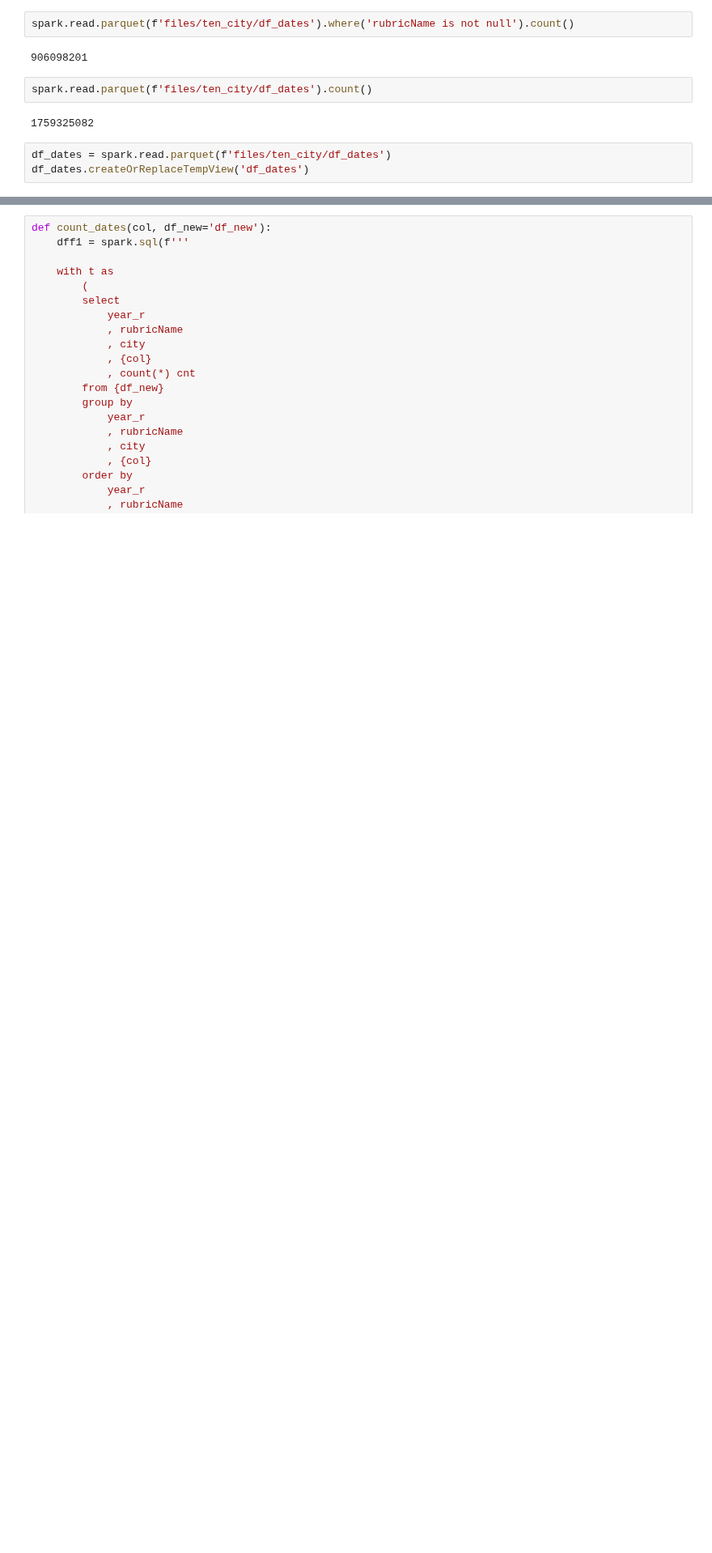
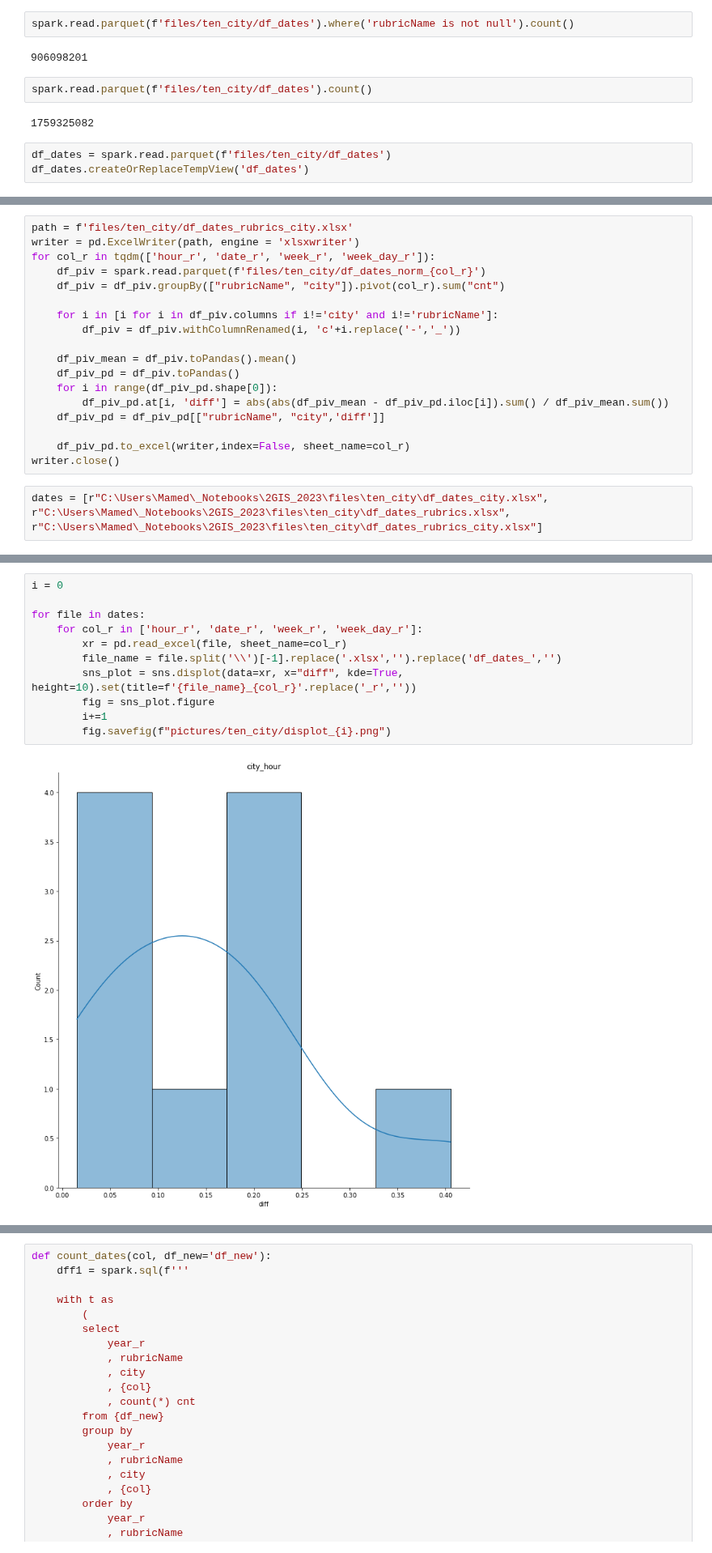
Before and after one commit to mamedovramil/Geoservice-data-analysis, a Jupyter notebook: run.ipynb, the cells around one changed output, grey strips where cells are left out. Shown at 81% size. Drawn from its saved outputs; the diff is of its cells as text; blank space fills up the shorter version.

```diff
--- a/run.ipynb
+++ b/run.ipynb
@@ -111,0 +129,22 @@ diff_05 = df_piv_pd[(df_piv_pd['diff'] > 0.4) & (df_piv_pd['diff'] <= 0.5)][['ru
+# %%
+path = f'files/ten_city/df_dates_rubrics_city.xlsx'
+writer = pd.ExcelWriter(path, engine = 'xlsxwriter')
+for col_r in tqdm(['hour_r', 'date_r', 'week_r', 'week_day_r']):
+    df_piv = spark.read.parquet(f'files/ten_city/df_dates_norm_{col_r}')
+    df_piv = df_piv.groupBy(["rubricName", "city"]).pivot(col_r).sum("cnt")
+
+    for i in [i for i in df_piv.columns if i!='city' and i!='rubricName']:
+        df_piv = df_piv.withColumnRenamed(i, 'c'+i.replace('-','_'))
+
+    df_piv_mean = df_piv.toPandas().mean()
+    df_piv_pd = df_piv.toPandas()
+    for i in range(df_piv_pd.shape[0]):
+        df_piv_pd.at[i, 'diff'] = abs(abs(df_piv_mean - df_piv_pd.iloc[i]).sum() / df_piv_mean.sum())
+    df_piv_pd = df_piv_pd[["rubricName", "city",'diff']]
+
+    df_piv_pd.to_excel(writer,index=False, sheet_name=col_r)
+writer.close()
+# %%
+dates = [r"C:\Users\Mamed\_Notebooks\2GIS_2023\files\ten_city\df_dates_city.xlsx",
+r"C:\Users\Mamed\_Notebooks\2GIS_2023\files\ten_city\df_dates_rubrics.xlsx",
+r"C:\Users\Mamed\_Notebooks\2GIS_2023\files\ten_city\df_dates_rubrics_city.xlsx"]
@@ -111,0 +155,13 @@ diff_05 = df_piv_pd[(df_piv_pd['diff'] > 0.4) & (df_piv_pd['diff'] <= 0.5)][['ru
+# %%
+i = 0
+
+for file in dates:
+    for col_r in ['hour_r', 'date_r', 'week_r', 'week_day_r']:
+        xr = pd.read_excel(file, sheet_name=col_r)
+        file_name = file.split('\\')[-1].replace('.xlsx','').replace('df_dates_','')
+        sns_plot = sns.displot(data=xr, x="diff", kde=True, height=10).set(title=f'{file_name}_{col_r}'.replace('_r',''))
+        fig = sns_plot.figure
+        i+=1
+        fig.savefig(f"pictures/ten_city/displot_{i}.png")
+# %% [output]
+[figure, added]
```
Also changed, not shown: parts of 9 cells of this notebook, 2 other files.
